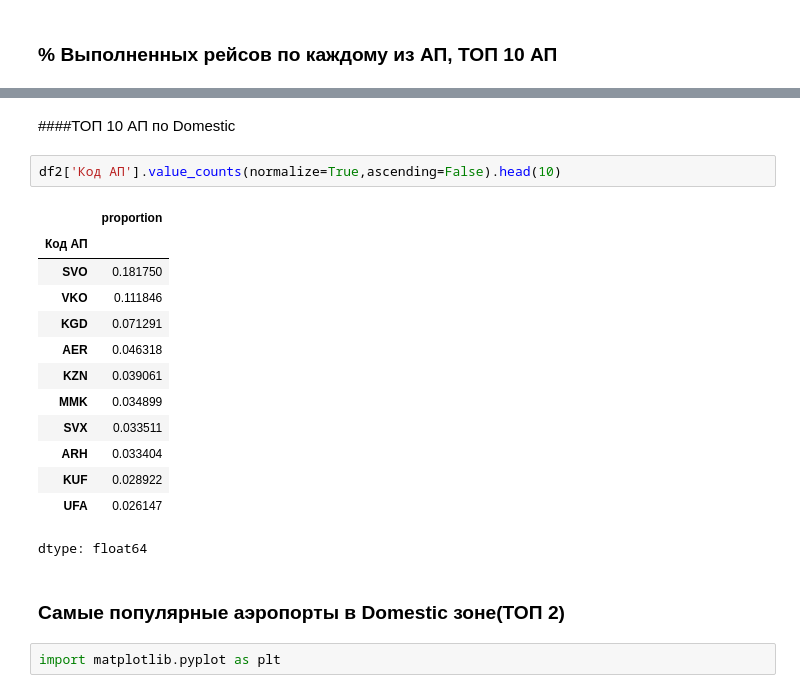
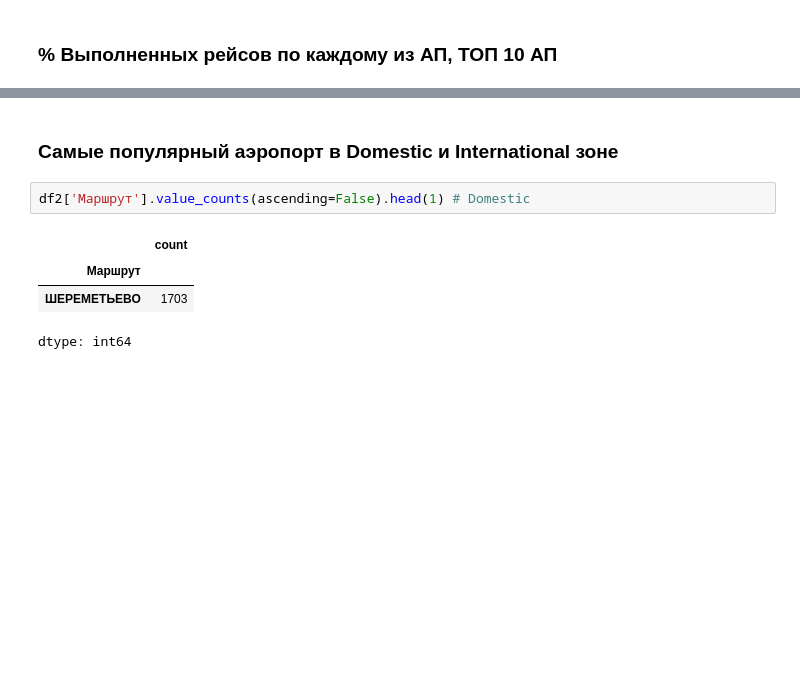
Before and after one commit to trxmaschine/homewrks, a Jupyter notebook: Home_works_2.ipynb, the cells around one changed output, grey strips where cells are left out. Saved outputs shown, nothing was run; the diff lists cells and outputs as text; blank space fills up the shorter version.

```diff
--- a/Home_works_2.ipynb
+++ b/Home_works_2.ipynb
@@ -127,22 +129,9 @@ df2.head(10)
-# %% [markdown]
-####ТОП 10 АП по Domestic
+# %% [markdown]
+### Самые популярный аэропорт в Domestic и International зоне
 # %%
-df2['Код АП'].value_counts(normalize=True,ascending=False).head(10)
+df2['Маршрут'].value_counts(ascending=False).head(1) # Domestic
 # %% [output]
-|  | proportion |
-| Код АП |  |
-| SVO | 0.181750 |
-| VKO | 0.111846 |
-| KGD | 0.071291 |
-| AER | 0.046318 |
-| KZN | 0.039061 |
-| MMK | 0.034899 |
-| SVX | 0.033511 |
-| ARH | 0.033404 |
-| KUF | 0.028922 |
-| UFA | 0.026147 |
+|  | count |
+| Маршрут |  |
+| ШЕРЕМЕТЬЕВО | 1703 |
-dtype: float64
+dtype: int64
-# %% [markdown]
-### Самые популярные аэропорты в Domestic зоне(ТОП 2)
-# %%
-import matplotlib.pyplot as plt
```
Also changed, not shown: parts of 22 cells of this notebook.
